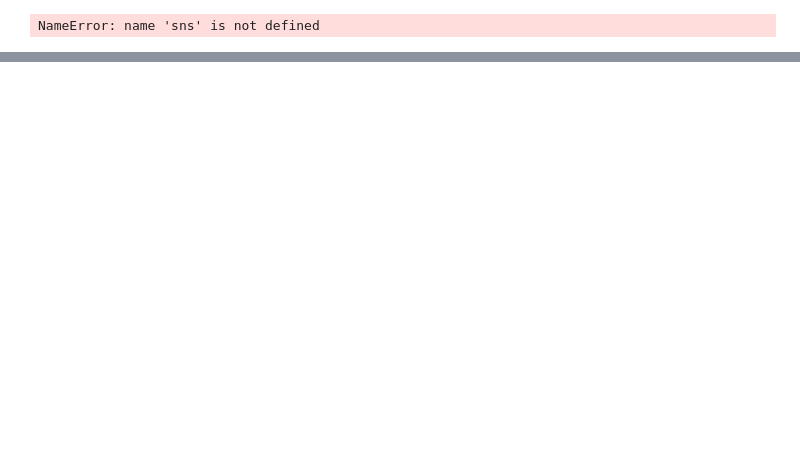
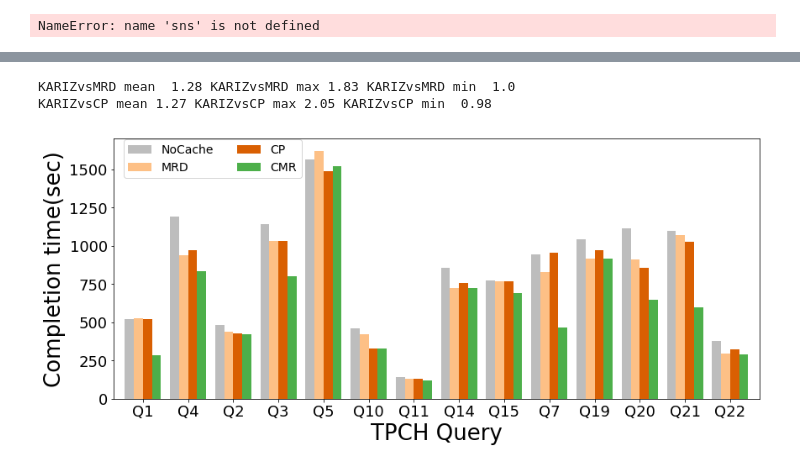
Before and after one commit to UmasouTTT/Kariz, a Jupyter notebook: expriments/macrobenchmark/ipython/implementationresults.ipynb, the cells around one changed output, grey strips where cells are left out. Drawn from its saved outputs; the diff is of its cells as text; code cells hidden in the pictures; blank space fills up the shorter version.

```diff
--- a/expriments/macrobenchmark/ipython/implementationresults.ipynb
+++ b/expriments/macrobenchmark/ipython/implementationresults.ipynb
@@ -294,0 +155,77 @@ KARIZvsCP mean 0.37 KARIZvsCP max 0.67 KARIZvsCP min  0.05
+# %%
+#!/usr/bin/python
+import random
+import pandas as pd
+import numpy as np
+import matplotlib.pyplot as plt
+import matplotlib.ticker as ticker
+import math
+
+def format_yticks(y, pos=None):
+    return str(int(y*100)) + '%'
+
+colors=['#bdbdbd', '#fdc086', '#d95f02', '#4daf4a']
+df1 = pd.read_csv('implementationresults.csv')
+
+df = df1.groupby("order").agg({'Kariz': 'mean', 'MRD': 'mean',
+                               'CP': 'mean', 'infinite': 'mean', 'NoCache': 'mean'})
+
+#print(df)
+
+
+#df1.set_index('Query', inplace=True)
+
+df['KARIZvsMRD'] = df['MRD']/df['Kariz']
+df['KARIZvsCP'] = df['CP']/df['Kariz']
+df['Karizp'] = df['NoCache']/df['Kariz']
+df['CPp'] = df['NoCache']/df['CP']
+df['MRDp'] = df['NoCache']/df['MRD']
+
+
+print('KARIZvsMRD mean ', round(df['KARIZvsMRD'].mean(), 2), 'KARIZvsMRD max', round(df['KARIZvsMRD'].max(), 2), 'KARIZvsMRD min ', round(df['KARIZvsMRD'].min(), 2))
+print('KARIZvsCP mean', round(df['KARIZvsCP'].mean(), 2), 'KARIZvsCP max', round(df['KARIZvsCP'].max(), 2), 'KARIZvsCP min ', round(df['KARIZvsCP'].min(), 2))
+
+
+fig, ax = plt.subplots(figsize=(12, 5))
+df[['NoCache', 'MRD', 'CP', 'Kariz']].plot.bar(rot=0, ax=ax, width=0.8
+                                                , color=colors)
+
+ax.tick_params(axis='both', which='major', labelsize=12)#
+ax.set_xticklabels(['Q1', 'Q4', 'Q2', 'Q3', 'Q5', 'Q10',
+                            'Q11', 'Q14', 'Q15', 'Q7', 'Q19', 'Q20', 'Q21', 'Q22'])
+
+ax.set_ylabel('Completion time(sec)', fontsize=26)
+ax.set_xlabel('TPCH Query', fontsize=26)
+ax.tick_params(axis='both', which='major', labelsize=18)
+#ax.yaxis.set_major_formatter(ticker.FuncFormatter(format_yticks))
+ax.legend(['NoCache', 'MRD', 'CP', 'CMR'], ncol=2, bbox_to_anchor=(0.0, 0.67, 0.3, 0.35), fontsize=14)
+#plt.ylim(0, 0.7)
+plt.grid(False)
+
+
+'''
+# inset axes....
+axins = ax.inset_axes([0.4, 0.62,0.32,0.36])
+df[['MRDp', 'CPp', 'Karizp']].plot.bar(rot=0, ax=axins, width=0.8
+                                                , color=colors[1:])
+axins.set_xlabel('')
+axins.set_ylabel('Normalized\nto no cache',fontsize=14)
+axins.xaxis.set_ticks([])
+axins.legend('')
+axins.tick_params(axis='y', labelsize= 14)
+axins.yaxis.tick_right()
+axins.yaxis.set_ticks([0, 0.25, 0.5, 0.75, 1])
+ax.indicate_inset_zoom(axins)
+'''
+
+
+plt.subplots_adjust(left=0.1, bottom=0.13, right=0.99, top=0.99)
+fig.savefig('/local0/papers/KARIZ/OSDI20/Figures/fig_runtimeimplementation.pdf', format='pdf', dpi=200)
+fig.savefig('/local0/papers/KARIZ/OSDI20/Figures/scripts/fig_runtimeimplementation.png', format='png', dpi=200)
+plt.show()
+
+df[['MRD', 'CP', 'Kariz', 'NoCache', 'MRDp', 'CPp', 'Karizp']]
+# %% [output]
+KARIZvsMRD mean  1.28 KARIZvsMRD max 1.83 KARIZvsMRD min  1.0
+KARIZvsCP mean 1.27 KARIZvsCP max 2.05 KARIZvsCP min  0.98
+[figure, added]
```
Also changed, not shown: parts of 5 cells of this notebook, 27 other files.
